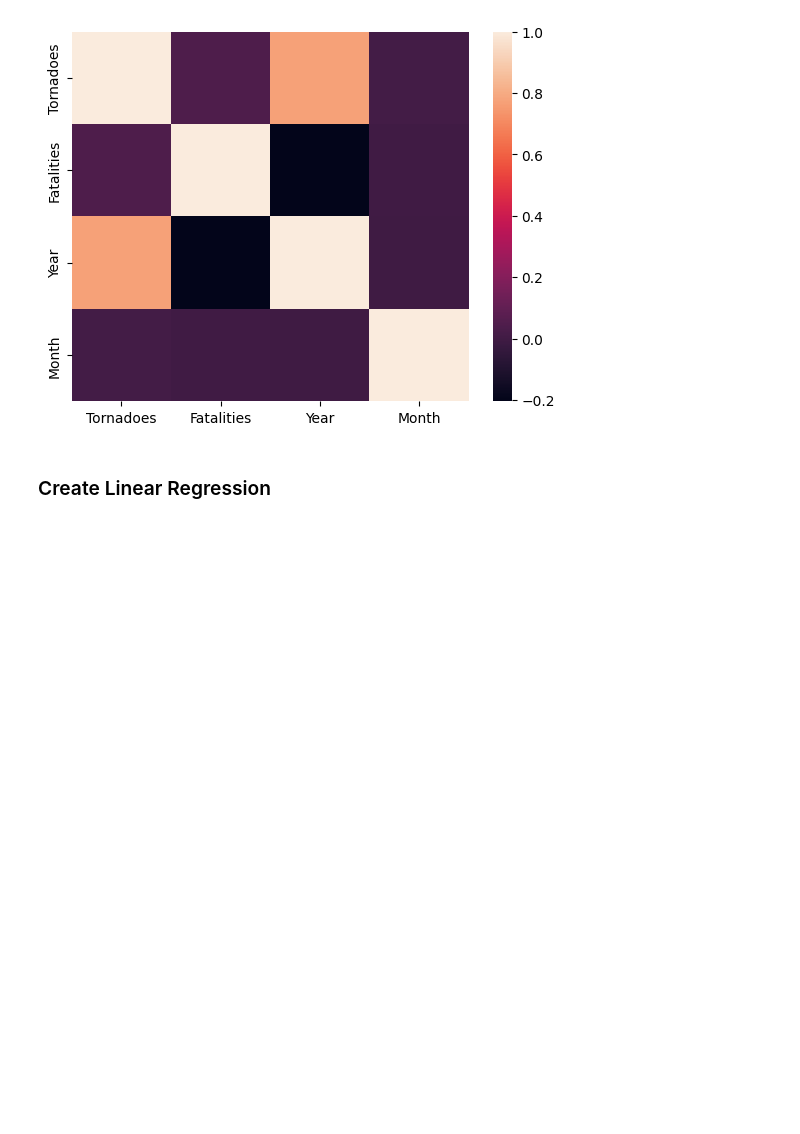
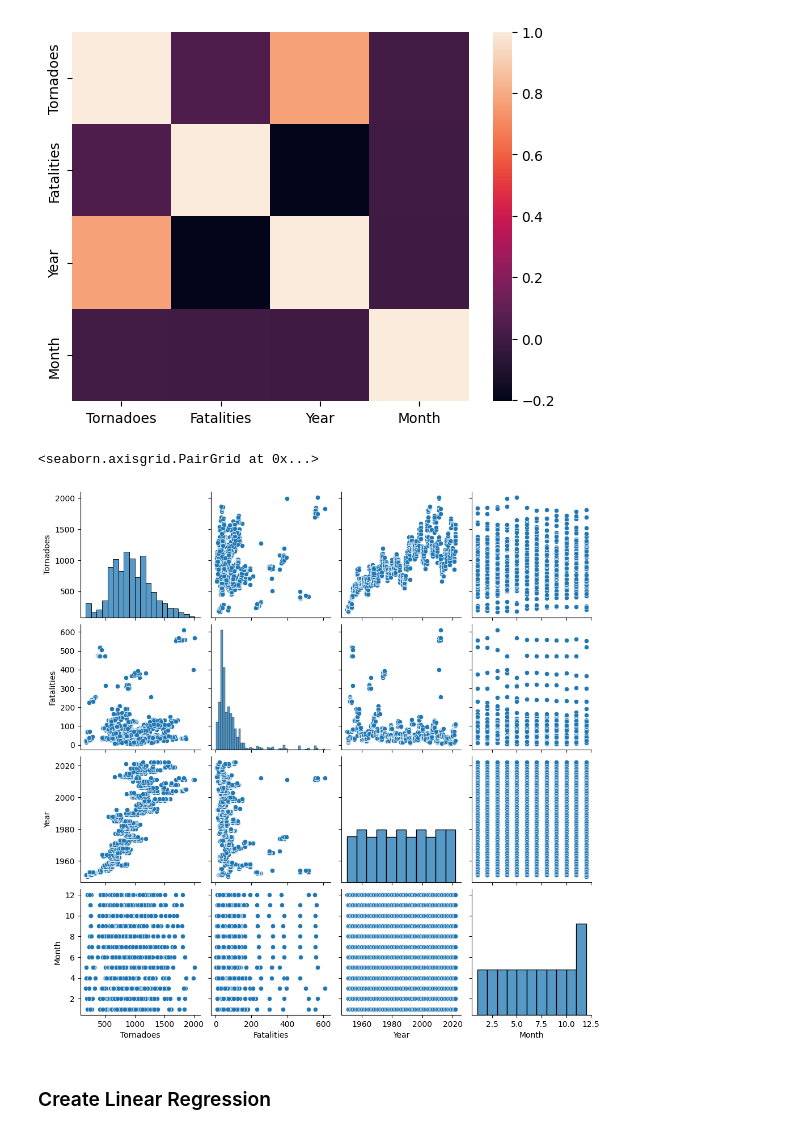
Before and after one commit to PopsicleMud/tornado-history, a Jupyter notebook: tornado-history.ipynb, the cells around one changed output. Drawn from its saved outputs; the diff is of its cells as text; code cells hidden in the pictures; blank space fills up the shorter version.

```diff
--- a/tornado-history.ipynb
+++ b/tornado-history.ipynb
@@ -64,6 +64,11 @@ sns.heatmap(correlation_table)
 # %% [output]
 <Axes: >
 [figure]
+# %%
+sns.pairplot(df)
+# %% [output]
+<seaborn.axisgrid.PairGrid at 0x...>
+[figure, added]
 # %% [markdown]
 ### Create Linear Regression
 # %%
```
Also changed, not shown: parts of 3 cells of this notebook.
